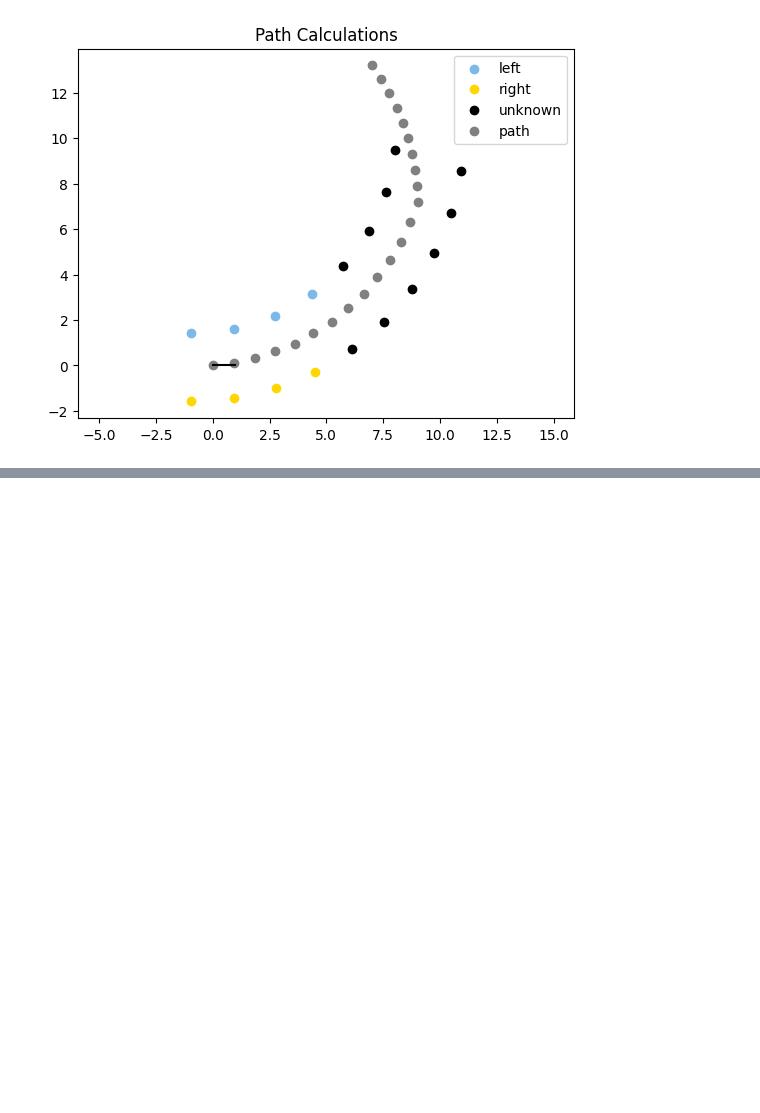
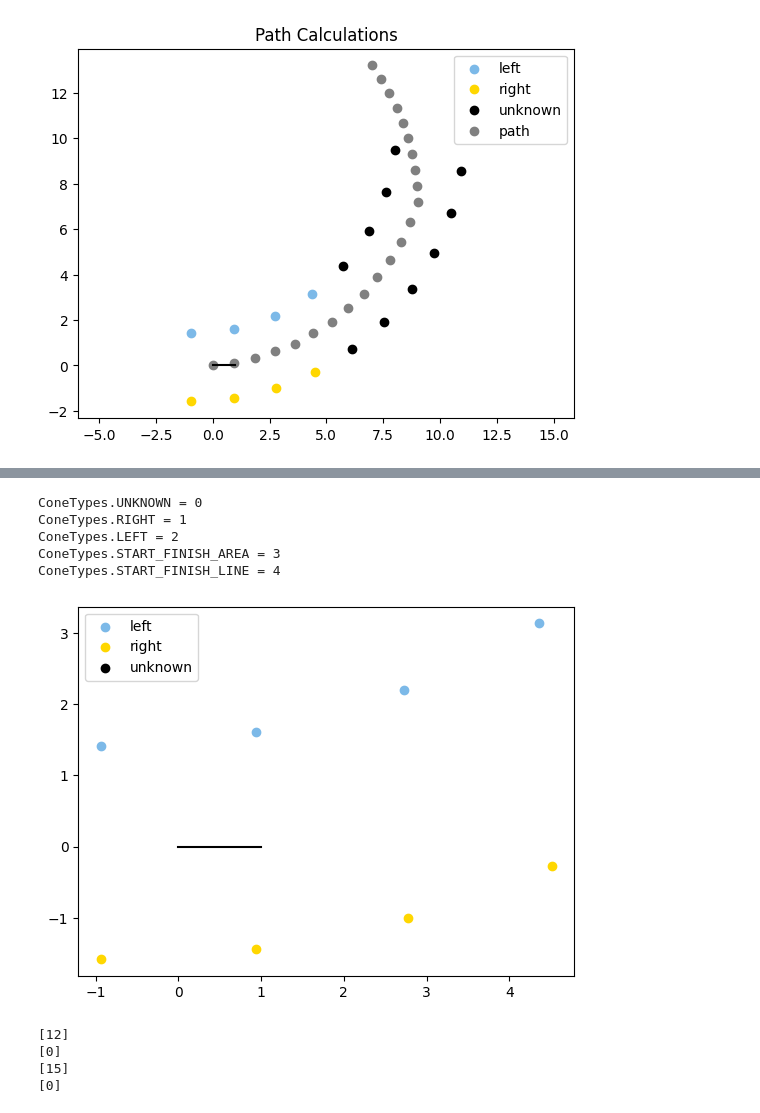
Before and after one commit to asurt-fsai/fs-system, a Jupyter notebook: planning/planning_centerline_calculation/FullPipeline_test.ipynb, the cells around one changed output, grey strips where cells are left out. Drawn from its saved outputs; the diff is of its cells as text; code cells hidden in the pictures; blank space fills up the shorter version.

```diff
--- a/planning/planning_centerline_calculation/FullPipeline_test.ipynb
+++ b/planning/planning_centerline_calculation/FullPipeline_test.ipynb
@@ -136,0 +224,57 @@ plt.axis("equal")
+# %%
+phi_inner = np.arange(0, np.pi / 2, np.pi / 15)
+phi_outer = np.arange(0, np.pi / 2, np.pi / 20)
+
+points_inner = unit2dVectorFromAngle(phi_inner) * 9
+points_outer = unit2dVectorFromAngle(phi_outer) * 12
+
+center = np.mean((points_inner[:2] + points_outer[:2]) / 2, axis=0)
+points_inner -= center
+points_outer -= center
+
+rotated_points_inner = rotate(points_inner, -np.pi / 2)
+rotated_points_outer = rotate(points_outer, -np.pi / 2)
+cones_left_raw = rotated_points_inner[:4]
+cones_right_raw = rotated_points_outer[:4]
+
+
+mask_is_left = np.ones(len(cones_left_raw), dtype=bool)
+mask_is_right = np.ones(len(cones_right_raw), dtype=bool)
+
+# for demonstration purposes, we will only keep the color of the first 4 cones
+# on each side
+mask_is_left[np.argsort(np.linalg.norm(cones_left_raw, axis=1))[4:]] = False
+mask_is_right[np.argsort(np.linalg.norm(cones_right_raw, axis=1))[4:]] = False
+
+cones_left = cones_left_raw[mask_is_left]
+cones_right = cones_right_raw[mask_is_right]
+cones_unknown = np.row_stack(
+    [cones_left_raw[~mask_is_left], cones_right_raw[~mask_is_right]]
+)
+
+drawCones(cones_left, cones_right, cones_unknown, car_position, car_direction)
+for i, c in enumerate(ConeTypes):
+    print(c, f"= {i}")
+
+cones_by_type = [np.zeros((0, 2)) for _ in range(5)]
+cones_by_type[ConeTypes.LEFT] = cones_left
+cones_by_type[ConeTypes.RIGHT] = cones_right
+cones_by_type[ConeTypes.UNKNOWN] = cones_unknown
+# %% [output]
+ConeTypes.UNKNOWN = 0
+ConeTypes.RIGHT = 1
+ConeTypes.LEFT = 2
+ConeTypes.START_FINISH_AREA = 3
+ConeTypes.START_FINISH_LINE = 4
+[figure, added]
+# %%
+path = pathPlanner.calculatePathInGlobalFrame(
+    cones=cones_by_type,
+    vehiclePosition=car_position,
+    vehicleDirection=car_direction_angle,
+)
+# %% [output]
+[12]
+[0]
+[15]
+[0]
```
Also changed, not shown: parts of 6 cells of this notebook, 1 other file.
